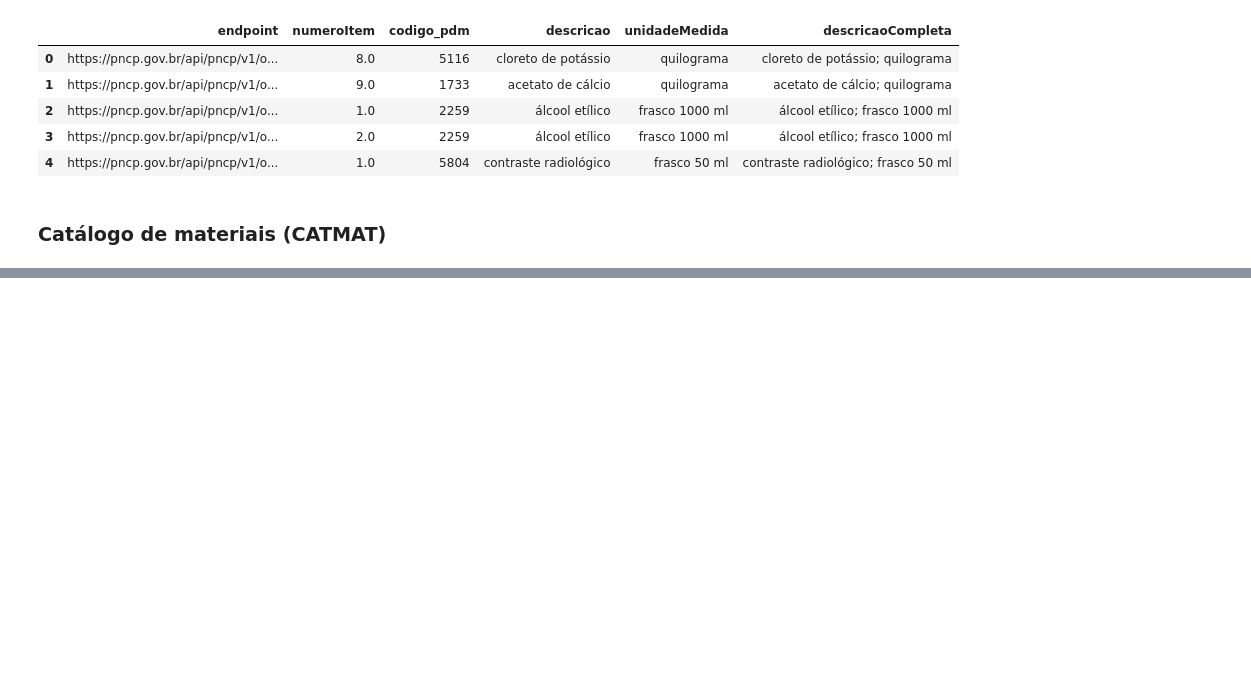
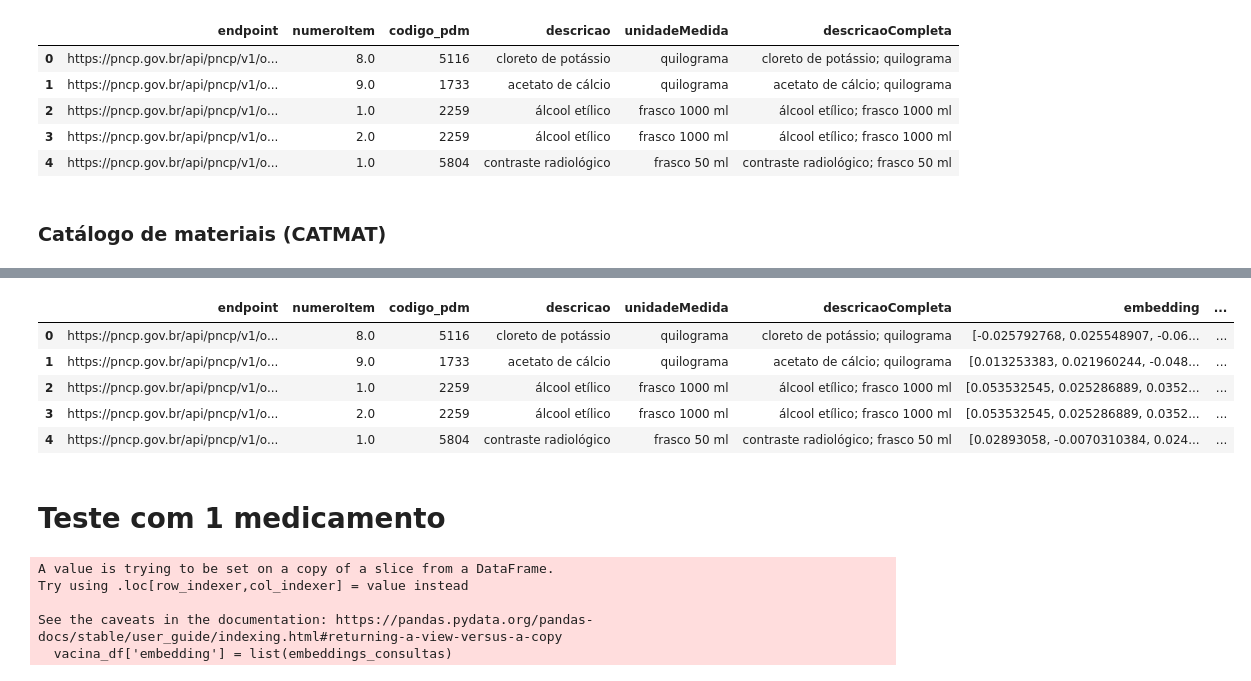
Before and after one commit to Transparencia-Brasil/cesta-de-precos-pncp, a Jupyter notebook: tasks/experimento-LLM/src/identifica-medicamentos.ipynb, the cells around one changed output, grey strips where cells are left out. Saved outputs shown, nothing was run; the diff lists cells and outputs as text; code cells hidden in the pictures; blank space fills up the shorter version.

```diff
--- a/tasks/experimento-LLM/src/identifica-medicamentos.ipynb
+++ b/tasks/experimento-LLM/src/identifica-medicamentos.ipynb
@@ -116,0 +104,42 @@ print(output)
+# %%
+def mais_similar(medicamento):
+    """
+    Retorna o medicamento do CATMAT cujo embedding da descrição é o mais similar ao embedding
+    da descrição do medicamento passado como argumento para a função.
+
+    Parâmetros:
+    ----------
+    medicamento : object <class 'pandas.core.series.Series'>
+        Uma série pandas (possivelmente uma linha de um dataframe) que deve conter as dimensões
+        'embedding' (vetor de números) e 'codigo_pdm'.
+
+    Retorna:
+    -------
+    str, float
+        Uma tupla com o código BR do item do CATMAT mais similar à consulta e a similaridade (do cosseno)
+    """
+
+    # embedding da descrição + unidadeMedida do item no PNCP
+    consulta = medicamento['embedding']
+    # Código PDM do item no PNCP. O código foi definido por um filtro automático.
+    # Ver https://github.com/Transparencia-Brasil/pncp-analises/blob/main/tasks/pncp-data-quality/src/filtra-medicamentos.R
+    codigoPDM = medicamento['codigo_pdm']
+
+    # Seleciona os itens do CATMAT que possuem o mesmo PDM do item do PNCP
+    itens_pdm = catmat_df.loc[[str(codigoPDM)]] # Use double brackets para forçar o resultado a ser um dataframe
+    # Computa a similaridade entre os embeddings da descrição do CATMAT e o embedding do item do PNCP
+    similaridades = model.similarity(consulta, itens_pdm['embedding'])
+    itens_pdm['similaridade'] = similaridades.numpy()[0]
+    # Define o índice como o codigo_br para agilizar a próxima operação
+    itens_pdm.set_index('codigo_br', inplace=True)
+    # Identifica o código BR do item do CATMAT com maior similaridade
+    medicamento_mais_similar = itens_pdm.loc[itens_pdm['similaridade'].idxmax()].name
+    similaridade = itens_pdm.loc[medicamento_mais_similar].similaridade
+
+    return medicamento_mais_similar, similaridade
+# %%
+# Encontra o medicamento do CATMAT mais similar a cada item do PNCP
+medicamentos_df[['mais_similar', 'similaridade']] = medicamentos_df.apply(mais_similar, axis=1, result_type='expand')
+
+# Junta os medicamentos do PNCP com os do CATMAT para poder comparar as descrições do PNCP e do CATMAT
+medicamentos_df = pd.merge(medicamentos_df, catmat_df[['codigo_br', 'desc_item']], left_on='mais_similar', right_on='codigo_br', how='left')
@@ -116,0 +156,9 @@ print(output)
+# %%
+medicamentos_df.head(5)
+# %% [output]
+|  | endpoint | numeroItem | codigo_pdm | descricao | unidadeMedida | descricaoCompleta | embedding | ... |
+| 0 | https://pncp.gov.br/api/pncp/v1/o... | 8.0 | 5116 | cloreto de potássio | quilograma | cloreto de potássio; quilograma | [-0.025792768, 0.025548907, -0.06... | ... |
+| 1 | https://pncp.gov.br/api/pncp/v1/o... | 9.0 | 1733 | acetato de cálcio | quilograma | acetato de cálcio; quilograma | [0.013253383, 0.021960244, -0.048... | ... |
+| 2 | https://pncp.gov.br/api/pncp/v1/o... | 1.0 | 2259 | álcool etílico | frasco 1000 ml | álcool etílico; frasco 1000 ml | [0.053532545, 0.025286889, 0.0352... | ... |
+| 3 | https://pncp.gov.br/api/pncp/v1/o... | 2.0 | 2259 | álcool etílico | frasco 1000 ml | álcool etílico; frasco 1000 ml | [0.053532545, 0.025286889, 0.0352... | ... |
+| 4 | https://pncp.gov.br/api/pncp/v1/o... | 1.0 | 5804 | contraste radiológico | frasco 50 ml | contraste radiológico; frasco 50 ml | [0.02893058, -0.0070310384, 0.024... | ... |
@@ -116,0 +169,2 @@ print(output)
+# %% [markdown]
+# Teste com 1 medicamento
@@ -116,0 +176,27 @@ print(output)
+# %%
+# Teste com o código PDM "15458" referente à "vacina"
+vacina_df = medicamentos_df[medicamentos_df['codigo_pdm'] == "15458"]
+
+# Define as consultas e os documentos
+consultas = vacina_df['descricaoCompleta']
+documentos = catmat_df['desc_item']
+
+# Computa os embeddings: use `prompt_name="query"` para codificar (encode) as consultas
+embeddings_consultas = model.encode(consultas, prompt_name="query")
+embeddings_documentos = model.encode(documentos)
+
+# Adiciona os embeddings como uma coluna no dataframe
+catmat_df['embedding'] = list(embeddings_documentos)
+vacina_df['embedding'] = list(embeddings_consultas)
+
+# Encontra o medicamento do CATMAT mais similar a cada item do dataframe vacina_df
+vacina_df[['mais_similar', 'similaridade']] = vacina_df.apply(mais_similar, axis=1, result_type='expand')
+
+# Junta com o dataframe de vacinas com o CATMAT para poder comparar as descrições do PNCP e do CATMAT
+vacina_df = pd.merge(vacina_df, catmat_df[['codigo_br', 'desc_item']], left_on='mais_similar', right_on='codigo_br', how='left')
+# %% [output]
+A value is trying to be set on a copy of a slice from a DataFrame.
+Try using .loc[row_indexer,col_indexer] = value instead
+
+See the caveats in the documentation: https://pandas.pydata.org/pandas-docs/stable/user_guide/indexing.html#returning-a-view-versus-a-copy
+  vacina_df['embedding'] = list(embeddings_consultas)
```
Also changed, not shown: parts of 16 cells of this notebook, 2 other files.
